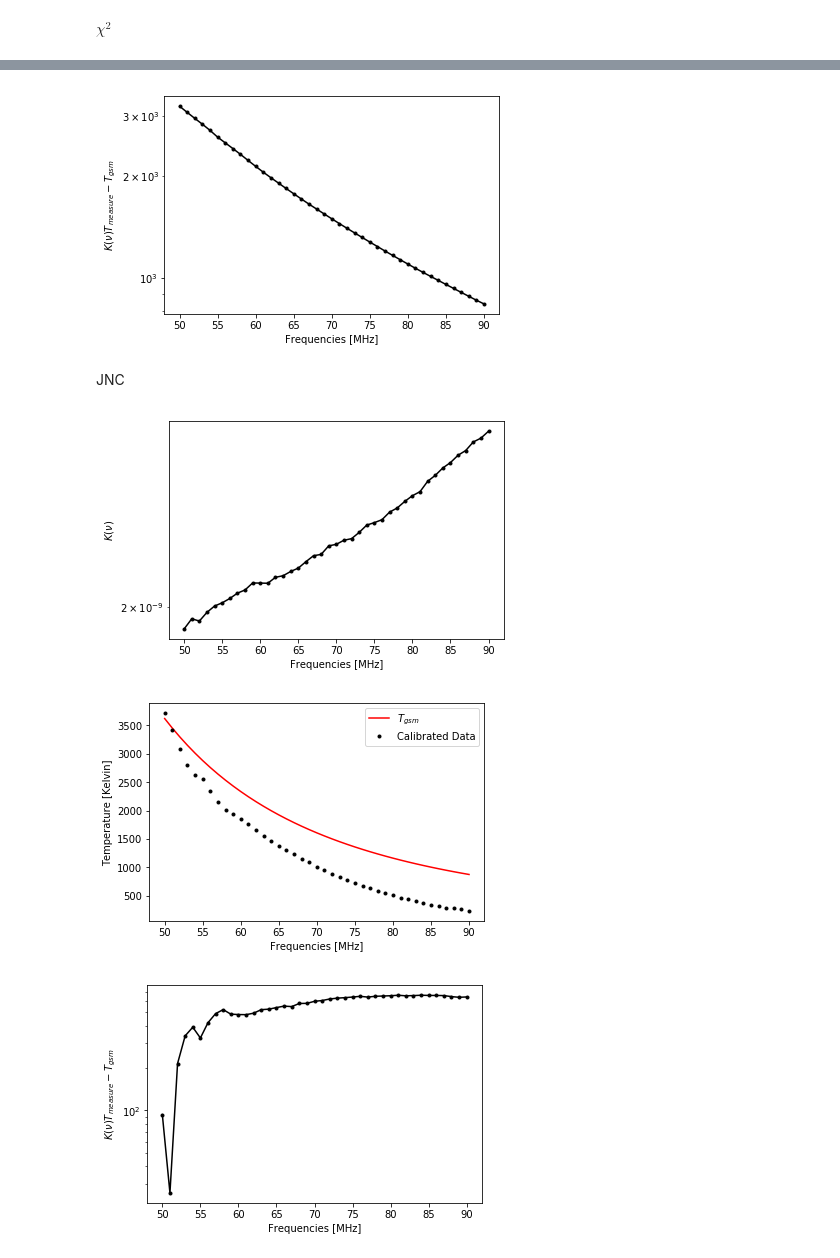
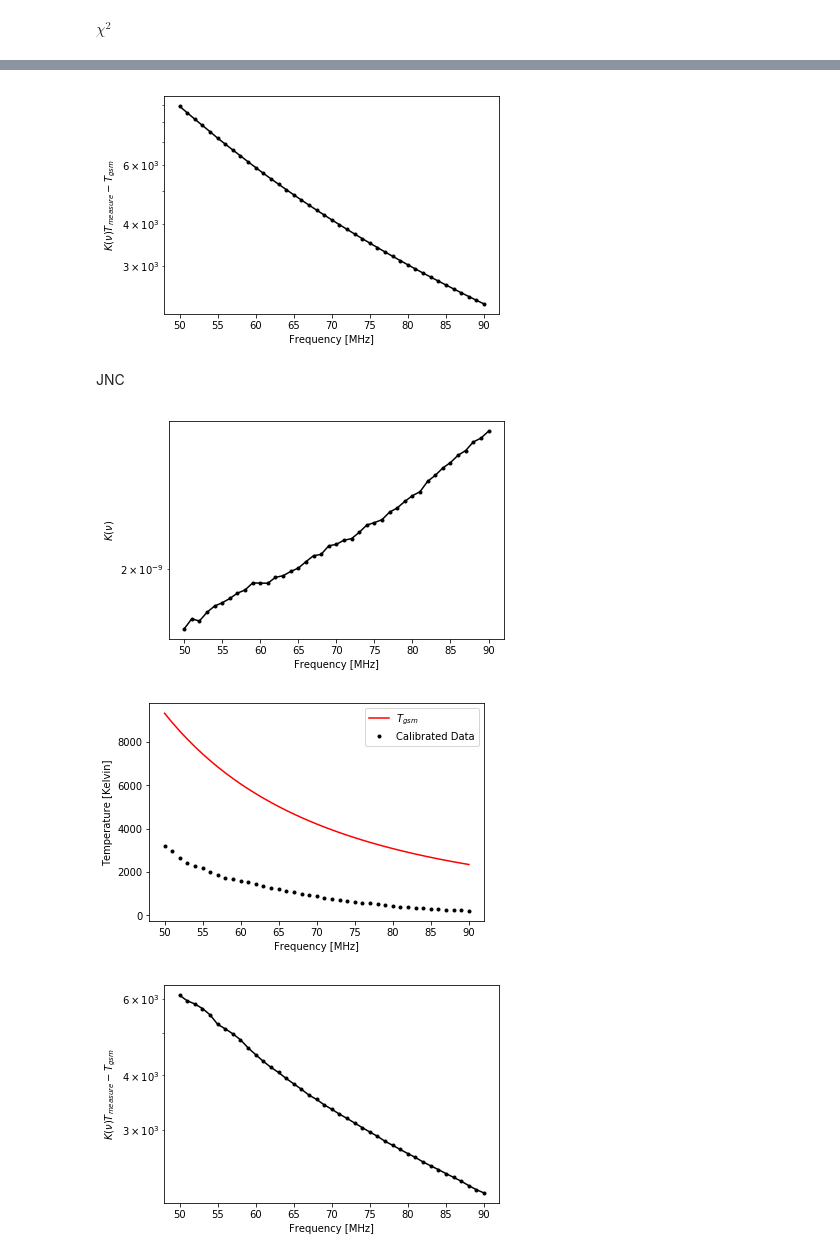
Before and after one commit to HiramHerrera/SciHi, a Jupyter notebook: calibration.ipynb, the cells around one changed output, grey strips where cells are left out. Drawn from its saved outputs; the diff is of its cells as text; code cells hidden in the pictures.

```diff
--- a/calibration.ipynb
+++ b/calibration.ipynb
@@ -149,7 +165,5 @@ plt.savefig(impath+'KTmeas-Tgsm_2.png')
 JNC
 # %%
 K_nu,Tgsm,Tmeas,Tstd = Calibrate(paths_jnc,dates,calibration='JNC')
-# %%
-freqs = np.arange(50,91)
 # %%
 plt.semilogy(freqs,K_nu,'.-k')
@@ -186,10 +199,8 @@ Check_quality(path,dates,savepath = impath)
 # %%
-dates = ['2013-06-14-07-41-15','2013-06-14-08-46-57','2013-06-14 00:40:00.000','2013-06-14 01:45:00.000']
+dates = ['2013-06-14-07-41-15','2013-06-14-08-46-57','2013-06-14 07:45:00.000','2013-06-14 08:50:00.000']
 # %% [markdown]
 $\chi^2$
 # %%
 K_nu,Tgsm,Tmeas,Tstd = Calibrate(paths,dates)
-# %%
-freqs = np.arange(50,91)
 # %%
 plt.semilogy(freqs,K_nu,'.-k')
@@ -210,36 +224,34 @@ plt.savefig(impath+'calibrated_2.png')
 # %%
 plt.semilogy(freqs,abs(K_nu*Tmeas - Tgsm),'.-k')
-plt.xlabel('Frequencies [MHz]')
+plt.xlabel('Frequency [MHz]')
 plt.ylabel(r'$K(\nu)T_{measure}-T_{gsm}$')
-plt.savefig(impath+'KTmeas-Tgsm_2.png')
+plt.savefig(impath+'KTmeas-Tgsm_3.png')
 # %% [output]
-[figure, old version]
+[figure, new version]
 # %% [markdown]
 JNC
 # %%
 K_nu,Tgsm,Tmeas,Tstd = Calibrate(paths_jnc,dates,calibration='JNC')
-# %%
-freqs = np.arange(50,91)
 # %%
 plt.semilogy(freqs,K_nu,'.-k')
-plt.xlabel('Frequencies [MHz]')
+plt.xlabel('Frequency [MHz]')
 plt.ylabel(r'$K(\nu)$')
-plt.savefig(impath+'K_nu_jnc_2.png')
+plt.savefig(impath+'K_nu_jnc_3.png')
 # %% [output]
-[figure, old version]
+[figure, new version]
 # %%
 plt.plot(freqs,Tgsm, 'r',label=r'$T_{gsm}$')
 plt.plot(freqs,K_nu*Tmeas,'.k', label = 'Calibrated Data')
-plt.xlabel('Frequencies [MHz]')
+plt.xlabel('Frequency [MHz]')
 plt.ylabel('Temperature [Kelvin]')
 plt.legend()
-plt.savefig(impath+'calibrated_jnc_2.png')
+plt.savefig(impath+'calibrated_jnc_3.png')
 # %% [output]
-[figure, old version]
+[figure, new version]
 # %%
 plt.semilogy(freqs,abs(K_nu*Tmeas - Tgsm),'.-k')
-plt.xlabel('Frequencies [MHz]')
+plt.xlabel('Frequency [MHz]')
 plt.ylabel(r'$K(\nu)T_{measure}-T_{gsm}$')
-plt.savefig(impath+'KTmeas-Tgsm_jnc_2.png')
+plt.savefig(impath+'KTmeas-Tgsm_jnc_3.png')
 # %% [output]
-[figure, old version]
+[figure, new version]
```
Also changed, not shown: parts of 29 cells of this notebook, 2 other files.
